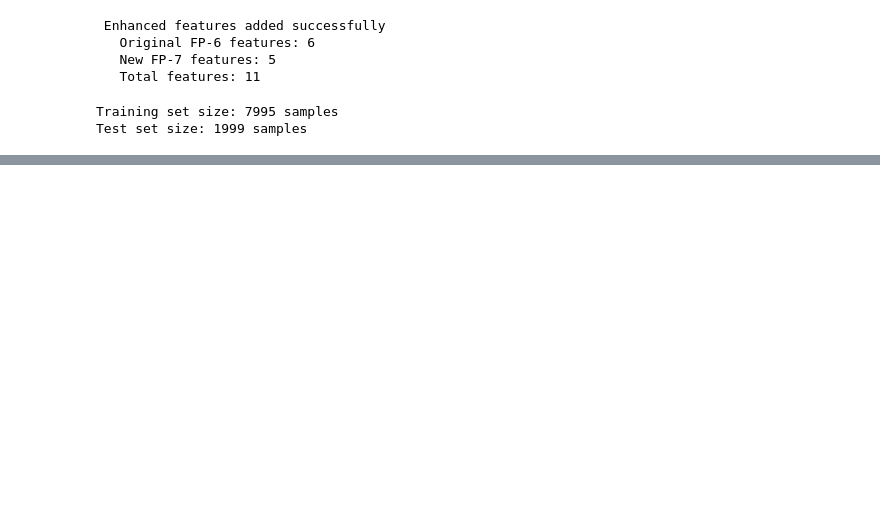
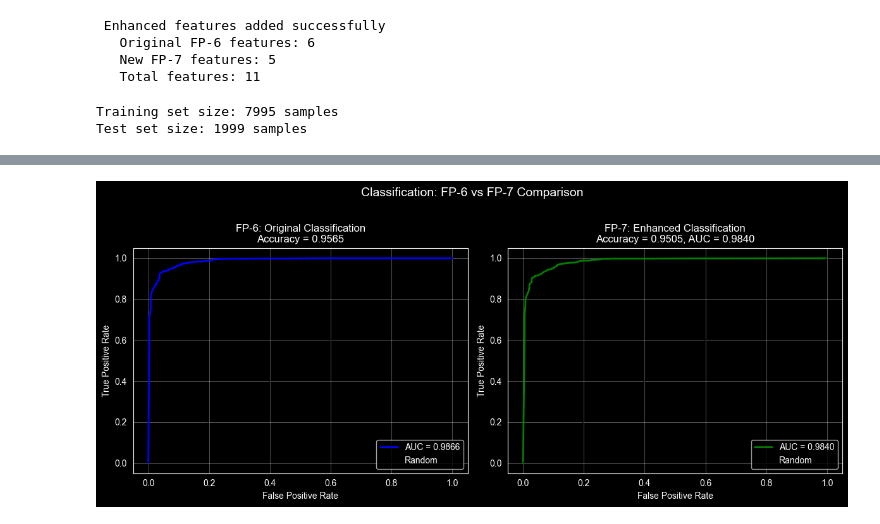
Before and after one commit to qilrkf/DataAnalysisAssignments, a Jupyter notebook: FP-7/improved.ipynb, the cells around one changed output, grey strips where cells are left out. Drawn from its saved outputs; the diff is of its cells as text; code cells hidden in the pictures; blank space fills up the shorter version.

```diff
--- a/FP-7/improved.ipynb
+++ b/FP-7/improved.ipynb
@@ -161,0 +266,31 @@ Improvement:      ΔAccuracy = -0.0060
+# %%
+fig, axes = plt.subplots(1, 2, figsize=(12, 5))
+
+y_pred_proba_original = best_clf_original['model'].predict_proba(X_test_clf)[:, 1]
+fpr_orig, tpr_orig, _ = roc_curve(y_test_clf, y_pred_proba_original)
+auc_orig = auc(fpr_orig, tpr_orig)
+
+axes[0].plot(fpr_orig, tpr_orig, 'b-', lw=2, label=f'AUC = {auc_orig:.4f}')
+axes[0].plot([0, 1], [0, 1], 'k--', lw=1, alpha=0.7, label='Random')
+axes[0].set_xlabel("False Positive Rate")
+axes[0].set_ylabel("True Positive Rate")
+axes[0].set_title(f"FP-6: Original Classification\nAccuracy = {original_acc:.4f}")
+axes[0].legend(loc="lower right")
+axes[0].grid(True, alpha=0.3)
+
+fpr_enh, tpr_enh, _ = roc_curve(y_test_clf_enh, y_pred_proba_enh)
+auc_enh = auc(fpr_enh, tpr_enh)
+
+axes[1].plot(fpr_enh, tpr_enh, 'g-', lw=2, label=f'AUC = {auc_enh:.4f}')
+axes[1].plot([0, 1], [0, 1], 'k--', lw=1, alpha=0.7, label='Random')
+axes[1].set_xlabel("False Positive Rate")
+axes[1].set_ylabel("True Positive Rate")
+axes[1].set_title(f"FP-7: Enhanced Classification\nAccuracy = {enhanced_acc:.4f}, AUC = {enhanced_auc:.4f}")
+axes[1].legend(loc="lower right")
+axes[1].grid(True, alpha=0.3)
+
+plt.suptitle("Classification: FP-6 vs FP-7 Comparison", fontsize=14, y=1.02)
+plt.tight_layout()
+plt.show()
+# %% [output]
+[figure, added]
```
Also changed, not shown: parts of 11 cells of this notebook.
